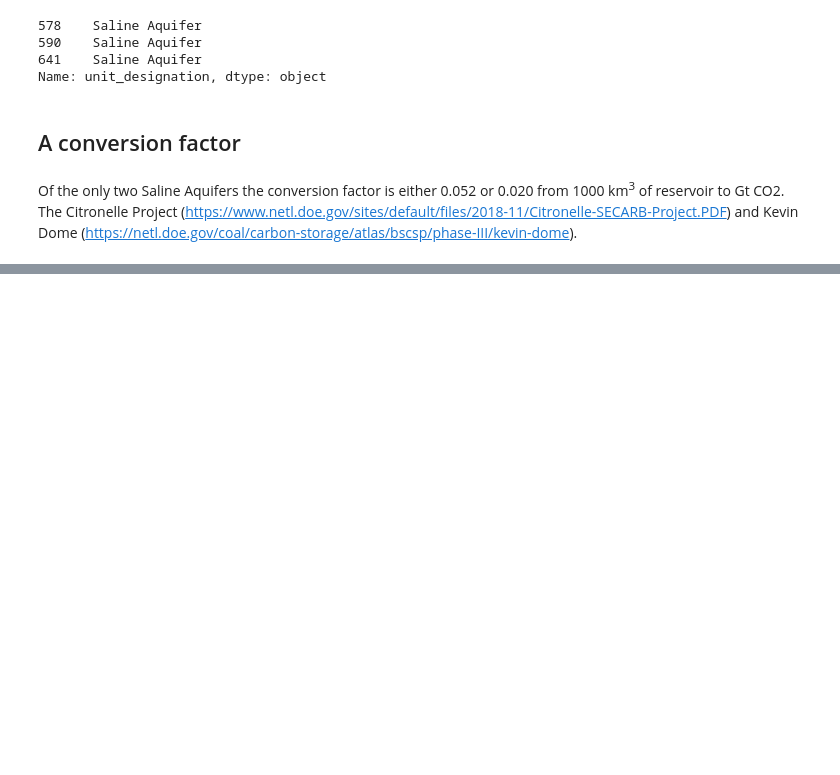
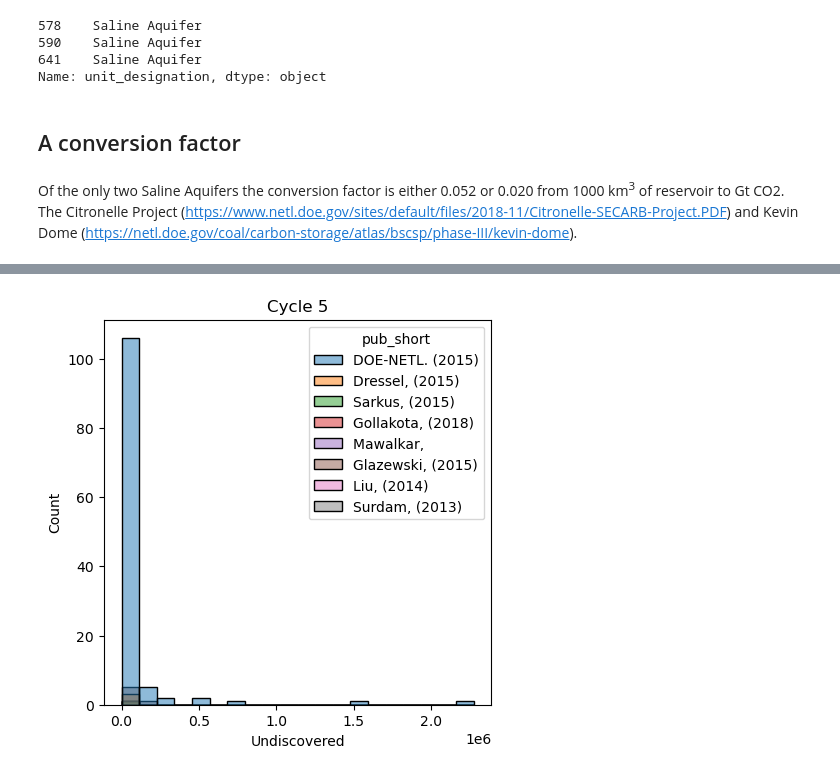
Before and after one commit to johnjarmitage/2024_gidden_cstorage_extras, a Jupyter notebook: extra-analysis/OGCI-USA-analysis.ipynb, the cells around one changed output, grey strips where cells are left out. Drawn from its saved outputs; the diff is of its cells as text; code cells hidden in the pictures; blank space fills up the shorter version.

```diff
--- a/extra-analysis/OGCI-USA-analysis.ipynb
+++ b/extra-analysis/OGCI-USA-analysis.ipynb
@@ -320,0 +368,3 @@ Of the only two Saline Aquifers the conversion factor is either 0.052 or 0.020 f
+# %%
+df_ogci = pd.read_excel('Cycle5_Final_Database.xlsx', header=2)
+df_usa_cycle5 = df_ogci[df_ogci['Country'] == 'United States of America'].copy()
@@ -320,0 +413,9 @@ Of the only two Saline Aquifers the conversion factor is either 0.052 or 0.020 f
+# %%
+pub_short = []
+for pub in  df_usa_cycle5['Publication'].to_list():
+    if len(pub.split("(")) > 1:
+        year = f'({pub.split("(")[1].split(")")[0]})'
+    else:
+        year = ''
+    pub_short.append(f'{pub.split()[0]} {year}')
+df_usa_cycle5['pub_short'] = pub_short
@@ -320,0 +432,9 @@ Of the only two Saline Aquifers the conversion factor is either 0.052 or 0.020 f
+# %%
+fig, axs = plt.subplots(1, figsize=[5, 5])
+
+sns.histplot(df_usa_cycle5, x='Undiscovered', hue='pub_short', bins=20, ax = axs)
+axs.set_title('Cycle 5')
+
+fig.savefig('usa-sources-cycle5.png')
+# %% [output]
+[figure, added]
```
Also changed, not shown: parts of 13 cells of this notebook, 2 other files.
